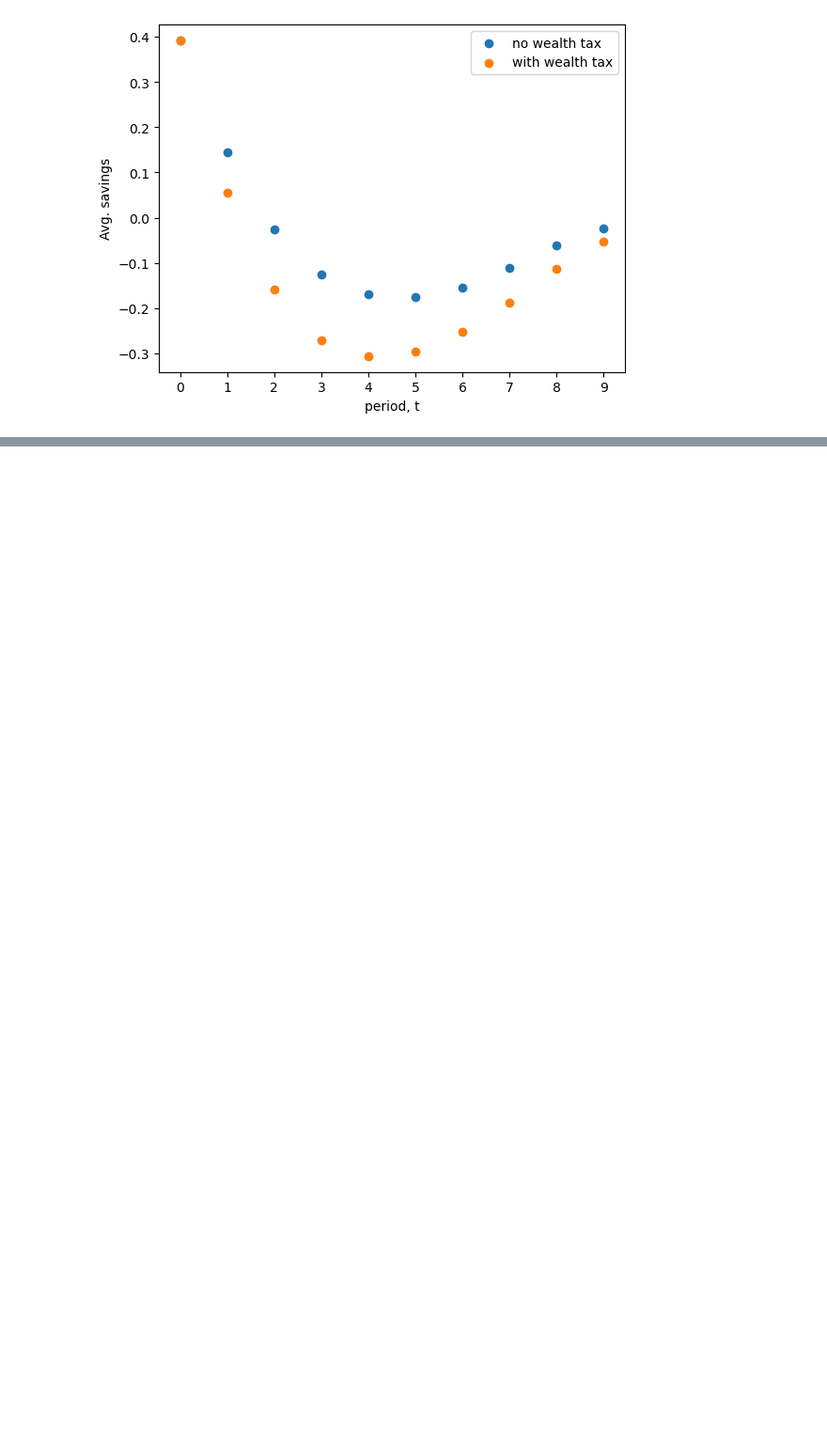
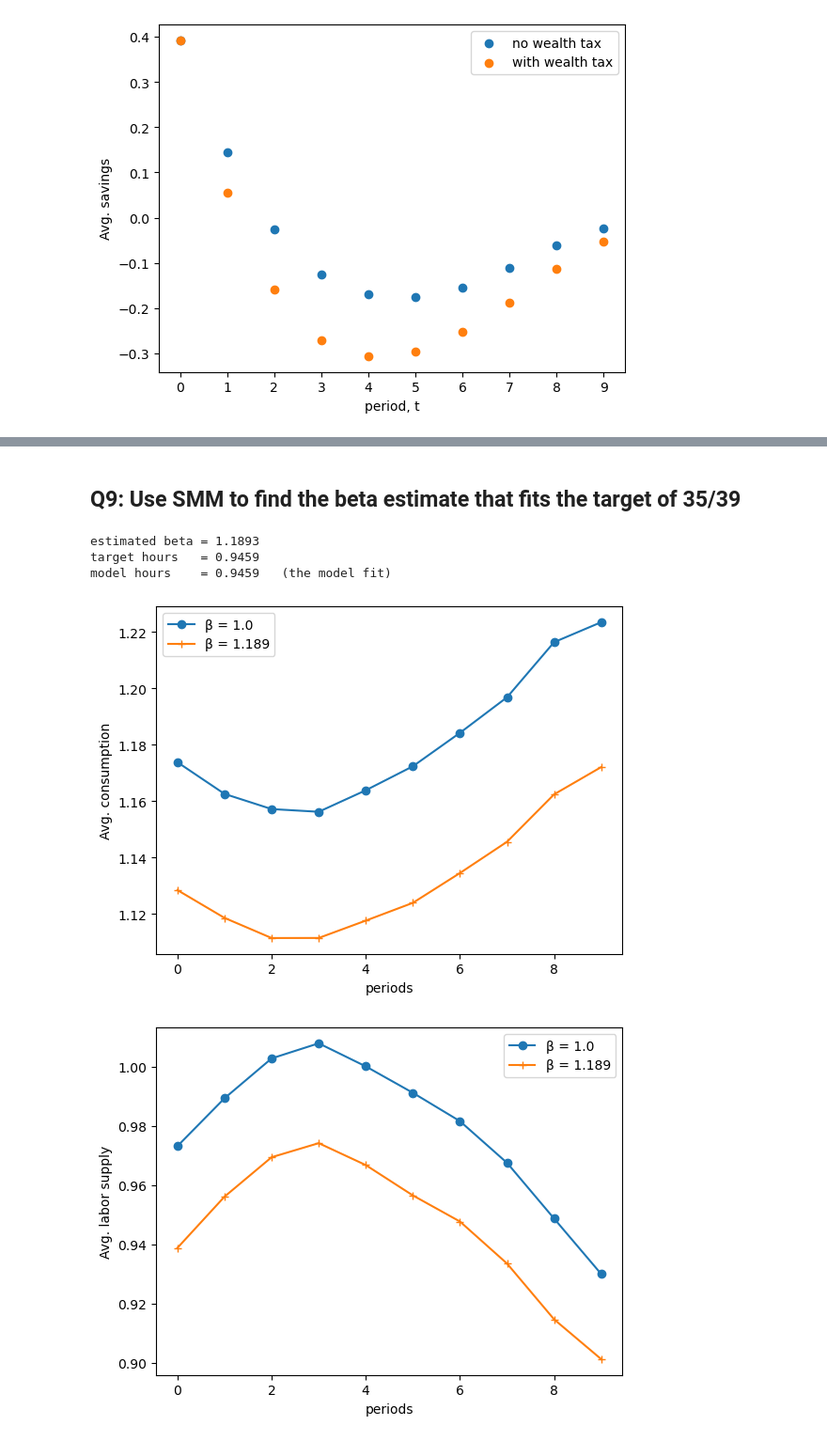
Before and after one commit to oliviarytter/HouseholdBehavior, a Jupyter notebook: Exam 2024/Exam2024.ipynb, the cells around one changed output, grey strips where cells are left out. Shown at 94% size. Cells and saved outputs as stored; diff of their text form; code cells hidden in the pictures; blank space fills up the shorter version.

```diff
--- a/Exam 2024/Exam2024.ipynb
+++ b/Exam 2024/Exam2024.ipynb
@@ -84,0 +201,45 @@ for val in ('c','h','k','a'):
+# %% [markdown]
+## Q9: Use SMM to find the beta estimate that fits the target of 35/39
+# %%
+from scipy.optimize import minimize_scalar
+
+target_h = 35/37   # 0.946: avg weekly hours of 35 out of a 37-hour full week
+
+def obj(beta):
+    # solve+simulate at this beta, return squared gap between model avg hours and the data target
+    m = DynLaborModelClass(par={'delta':0.2,'pk':0.6,'tau':0.12,'tau_a':0.10,'beta':beta})
+    m.solve(); m.simulate()
+    return (np.mean(m.sim.h) - target_h)**2
+
+res = minimize_scalar(obj, bounds=(0.5, 1.5), method='bounded')   # search beta in (0.5,1.5)
+beta_hat = res.x
+
+# report estimate and model fit
+m_hat = DynLaborModelClass(par={'delta':0.2,'pk':0.6,'tau':0.12,'tau_a':0.10,'beta':beta_hat})
+m_hat.solve(); m_hat.simulate()
+print(f'estimated beta = {beta_hat:.4f}')
+print(f'target hours   = {target_h:.4f}')
+print(f'model hours    = {np.mean(m_hat.sim.h):.4f}   (the model fit)')
+# %% [output]
+estimated beta = 1.1893
+target hours   = 0.9459
+model hours    = 0.9459   (the model fit)
+# %%
+# baseline beta vs estimated beta — Q3 model with baseline taxes
+model_b1   = DynLaborModelClass(par={'delta':0.2,'pk':0.6,'tau':0.12,'tau_a':0.10,'beta':1.0})
+model_bhat = DynLaborModelClass(par={'delta':0.2,'pk':0.6,'tau':0.12,'tau_a':0.10,'beta':beta_hat})
+model_b1.solve();   model_b1.simulate()
+model_bhat.solve(); model_bhat.simulate()
+
+labels = {'c':'consumption', 'h':'labor supply', 'k':'human capital',
+          'a':'savings', 'budget':'tax revenue', 'util':'utility'}
+
+for val in ('c','h','k','a','budget'):
+    fig, ax = plt.subplots()
+    ax.plot(np.mean(getattr(model_b1.sim,   val), axis=0), label='β = 1.0',             marker='o')
+    ax.plot(np.mean(getattr(model_bhat.sim, val), axis=0), label=f'β = {beta_hat:.3f}', marker='+')
+    ax.set(ylabel=f'Avg. {labels[val]}', xlabel='periods')
+    ax.legend()
+# %% [output]
+[figure, added]
+[figure, added]
```
Also changed, not shown: parts of 11 cells of this notebook, 29 other files.
